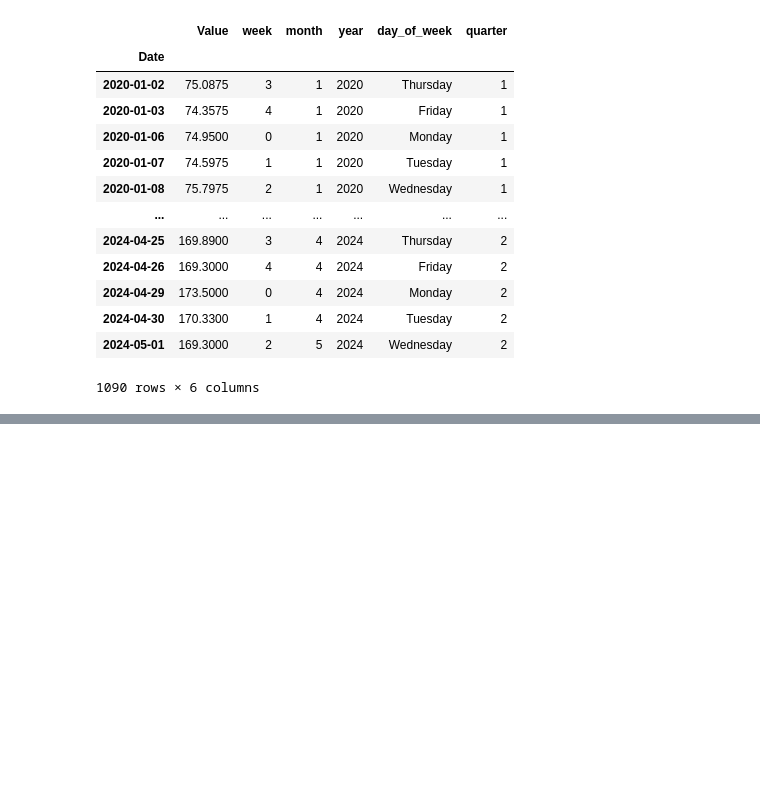
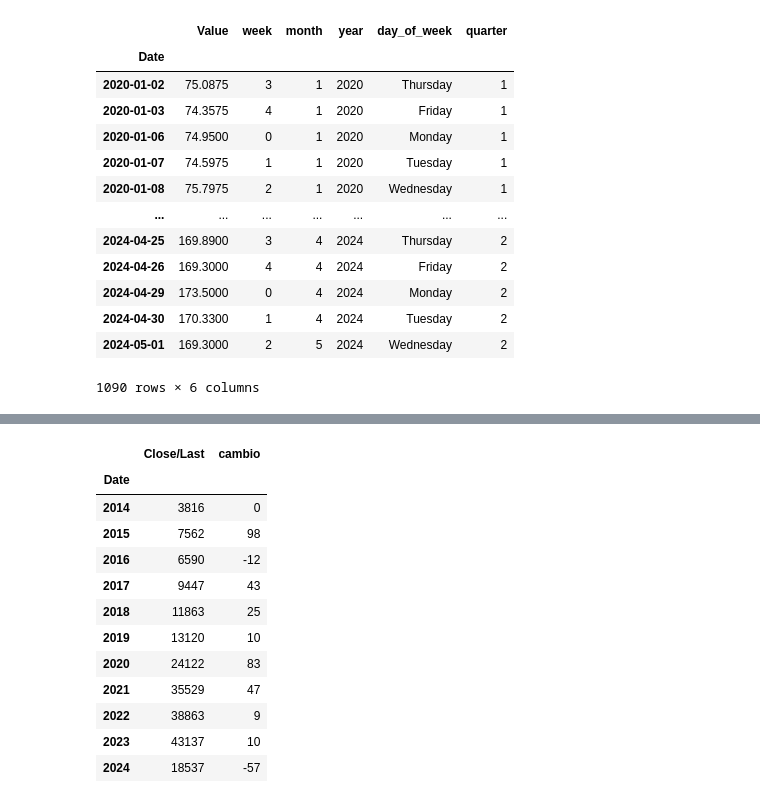
Before and after one commit to carlosgutierrezch/LSTM_Forecast, a Jupyter notebook: notebooks/EDA.ipynb, the cells around one changed output, grey strips where cells are left out. Drawn from its saved outputs; the diff is of its cells as text; code cells hidden in the pictures; blank space fills up the shorter version.

```diff
--- a/notebooks/EDA.ipynb
+++ b/notebooks/EDA.ipynb
@@ -16,6 +16,18 @@ def time_features(df: pd.DataFrame)-> pd.DataFrame:
     df['day_of_week']= df.index.day_name()
     df['quarter']= df.index.quarter
     return df
+# %%
+def time_change(df):
+    nuevo= df.iloc[:,0].tolist()
+    lista_2= []
+    for i in range(1,len(nuevo)):
+
+        difference= (nuevo[i]-nuevo[i-1])/nuevo[i-1]*100
+        lista_2.append(difference)
+    if len(nuevo) != len(lista_2):
+        df["cambio"]= [0]+lista_2
+        df.cambio= df.cambio.astype(int)
+    return df
 # %% [markdown]
 - Transformation of the data to begin the EDA
 - For a matter of effiency, the analisis is going to be only with the Close/Last value
@@ -206,0 +244,16 @@ window_4
+# %%
+time_change(window_5)
+# %% [output]
+|  | Close/Last | cambio |
+| Date |  |  |
+| 2014 | 3816 | 0 |
+| 2015 | 7562 | 98 |
+| 2016 | 6590 | -12 |
+| 2017 | 9447 | 43 |
+| 2018 | 11863 | 25 |
+| 2019 | 13120 | 10 |
+| 2020 | 24122 | 83 |
+| 2021 | 35529 | 47 |
+| 2022 | 38863 | 9 |
+| 2023 | 43137 | 10 |
+| 2024 | 18537 | -57 |
```
Also changed, not shown: parts of 5 cells of this notebook.
